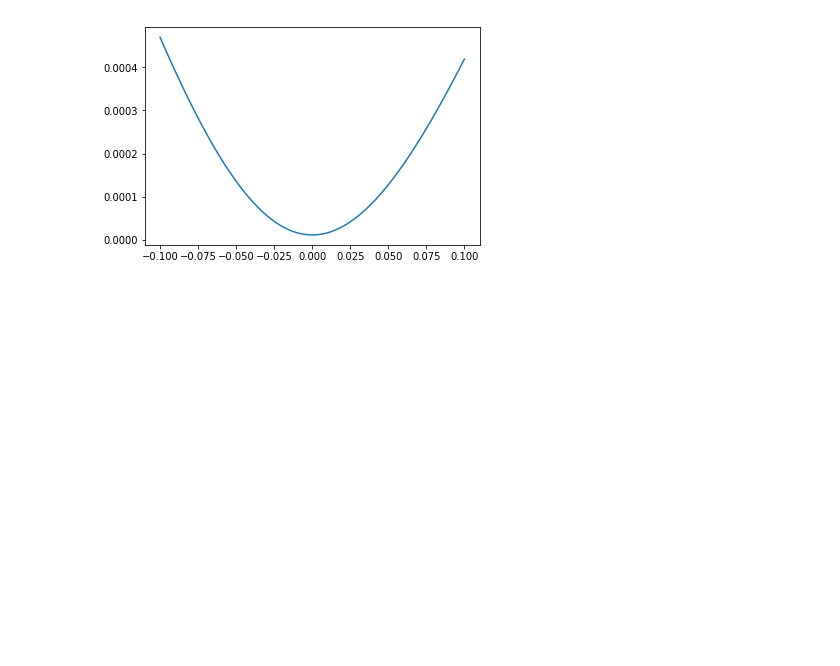
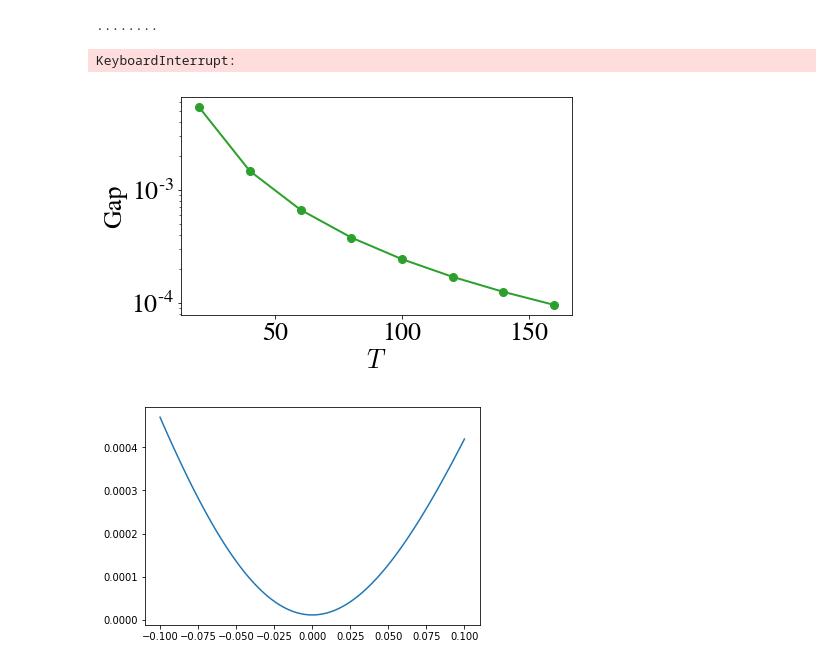
Before and after one commit to stavros11/Time-Evolution, a Jupyter notebook: ed.ipynb, the cells around one changed output. Saved outputs shown, nothing was run; the diff lists cells and outputs as text; code cells hidden in the pictures; blank space fills up the shorter version.

```diff
--- a/ed.ipynb
+++ b/ed.ipynb
@@ -19,3 +174,34 @@ Psi_exact = exact_state.ravel()
+# %%
+n_sites = 4
+h_init = 1.0
+h_ev = 0.5
+T_list = np.arange(20, 220, 20)
+penalty = 50.0
+
+gaps = []
+for time_steps in T_list:
+    t = np.linspace(0.0, 1.0, time_steps + 1)
+    dt = t[1] - t[0]
+    exact_state, obs = utils.tfim_exact_evolution(n_sites, t[-1], time_steps, h0=h_init, h=h_ev)
+
+    clock_pen = ed.construct_sparse_clock(ham, dt, time_steps, init_penalty=penalty, psi0=exact_state[0])
+    clock_pen = np.array(clock_pen.todense())
+
+    eigvals = np.linalg.eigvalsh(clock_pen)
+    gaps.append(eigvals[1] - eigvals[0])
+
+    print(".", end="")
+# %% [output]
+........
+KeyboardInterrupt:
+# %%
+plt.figure(figsize=(7, 4))
+plt.semilogy(T_list[:len(gaps)], gaps, marker="o", linewidth=2.0, markersize=8, color=cp[2])
+plt.xlabel("$T$")
+plt.ylabel("Gap")
+plt.show()
+# %% [output]
+[figure, added]
 # %%
 clock = ed.construct_sparse_clock(ham, dt, time_steps)
 calculate_clock_ev = lambda Psi: Psi.conj().dot(clock.dot(Psi)) / (np.abs(Psi)**2).sum()
```
Also changed, not shown: parts of 20 cells of this notebook, 1 other file.
